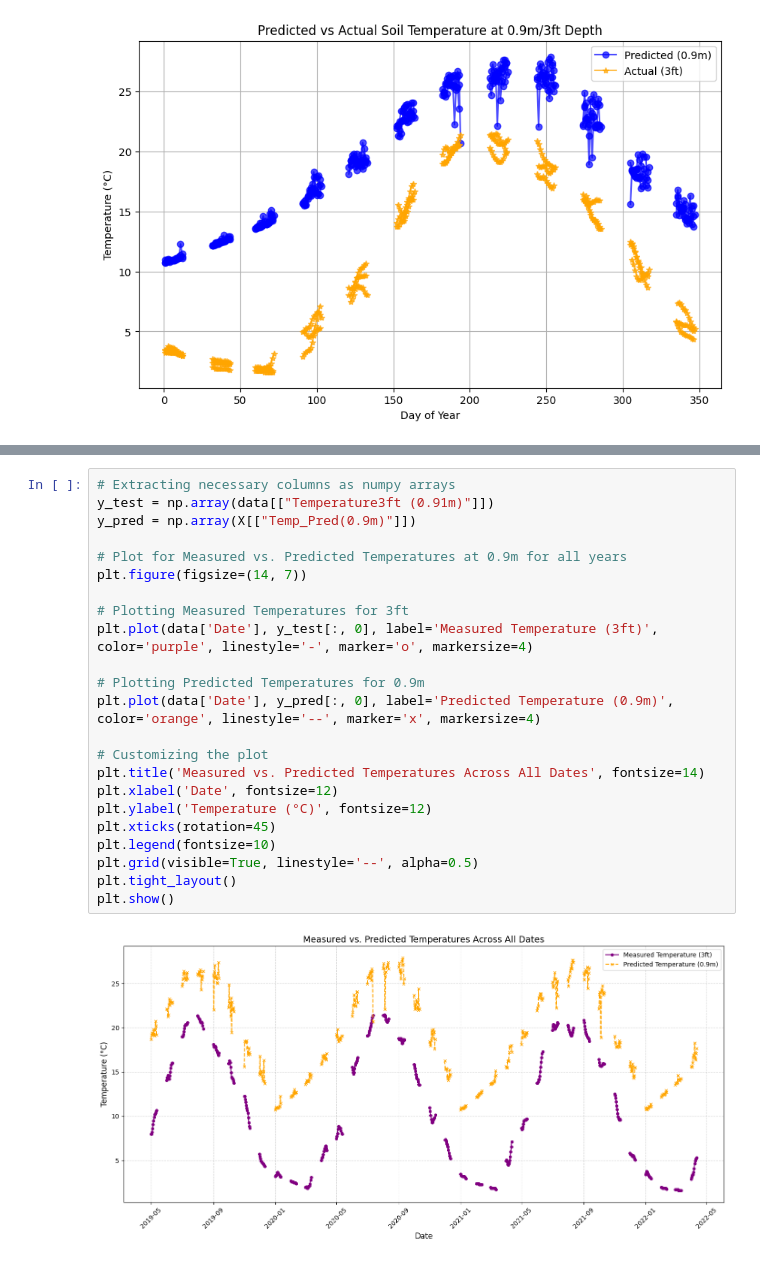
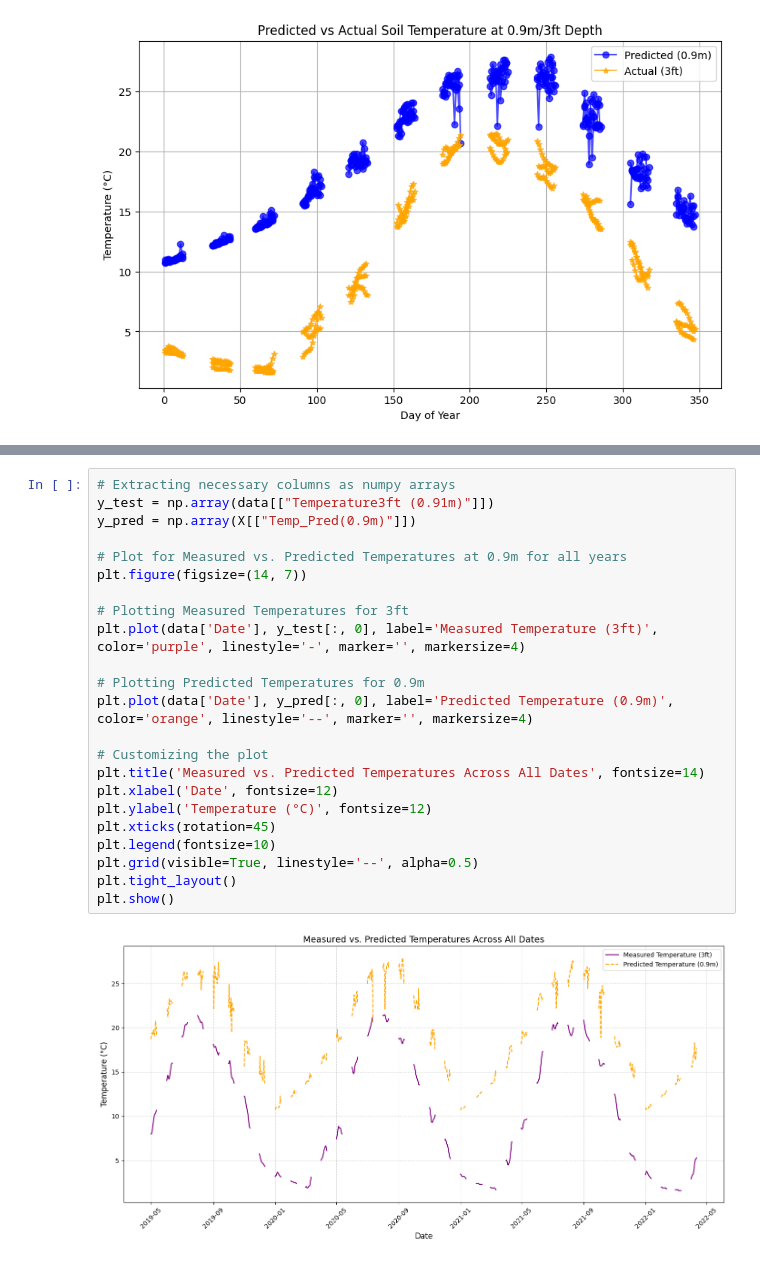
Before and after one commit to sandeepbandi924/PROJECTS, a Jupyter notebook: Temperature Prediction in Pavement Base and Subgrade Layers/Validation_temp (1)[1].ipynb, the cells around one changed output, grey strips where cells are left out. Saved outputs shown, nothing was run; the diff lists cells and outputs as text.

```diff
--- a/Temperature Prediction in Pavement Base and Subgrade Layers/Validation_temp (1)[1].ipynb
+++ b/Temperature Prediction in Pavement Base and Subgrade Layers/Validation_temp (1)[1].ipynb
@@ -272,25 +278,25 @@ plt.show()
 # %%
 # Extracting necessary columns as numpy arrays
 y_test = np.array(data[["Temperature3ft (0.91m)"]])
 y_pred = np.array(X[["Temp_Pred(0.9m)"]])
 
 # Plot for Measured vs. Predicted Temperatures at 0.9m for all years
 plt.figure(figsize=(14, 7))
 
 # Plotting Measured Temperatures for 3ft
-plt.plot(data['Date'], y_test[:, 0], label='Measured Temperature (3ft)', color='purple', linestyle='-', marker='o', markersize=4)
+plt.plot(data['Date'], y_test[:, 0], label='Measured Temperature (3ft)', color='purple', linestyle='-', marker='', markersize=4)
 
 # Plotting Predicted Temperatures for 0.9m
-plt.plot(data['Date'], y_pred[:, 0], label='Predicted Temperature (0.9m)', color='orange', linestyle='--', marker='x', markersize=4)
+plt.plot(data['Date'], y_pred[:, 0], label='Predicted Temperature (0.9m)', color='orange', linestyle='--', marker='', markersize=4)
 
 # Customizing the plot
 plt.title('Measured vs. Predicted Temperatures Across All Dates', fontsize=14)
 plt.xlabel('Date', fontsize=12)
 plt.ylabel('Temperature (°C)', fontsize=12)
 plt.xticks(rotation=45)
 plt.legend(fontsize=10)
 plt.grid(visible=True, linestyle='--', alpha=0.5)
 plt.tight_layout()
 plt.show()
 # %% [output]
-[figure, old version]
+[figure, new version]
```
Also changed, not shown: parts of 7 cells of this notebook.
